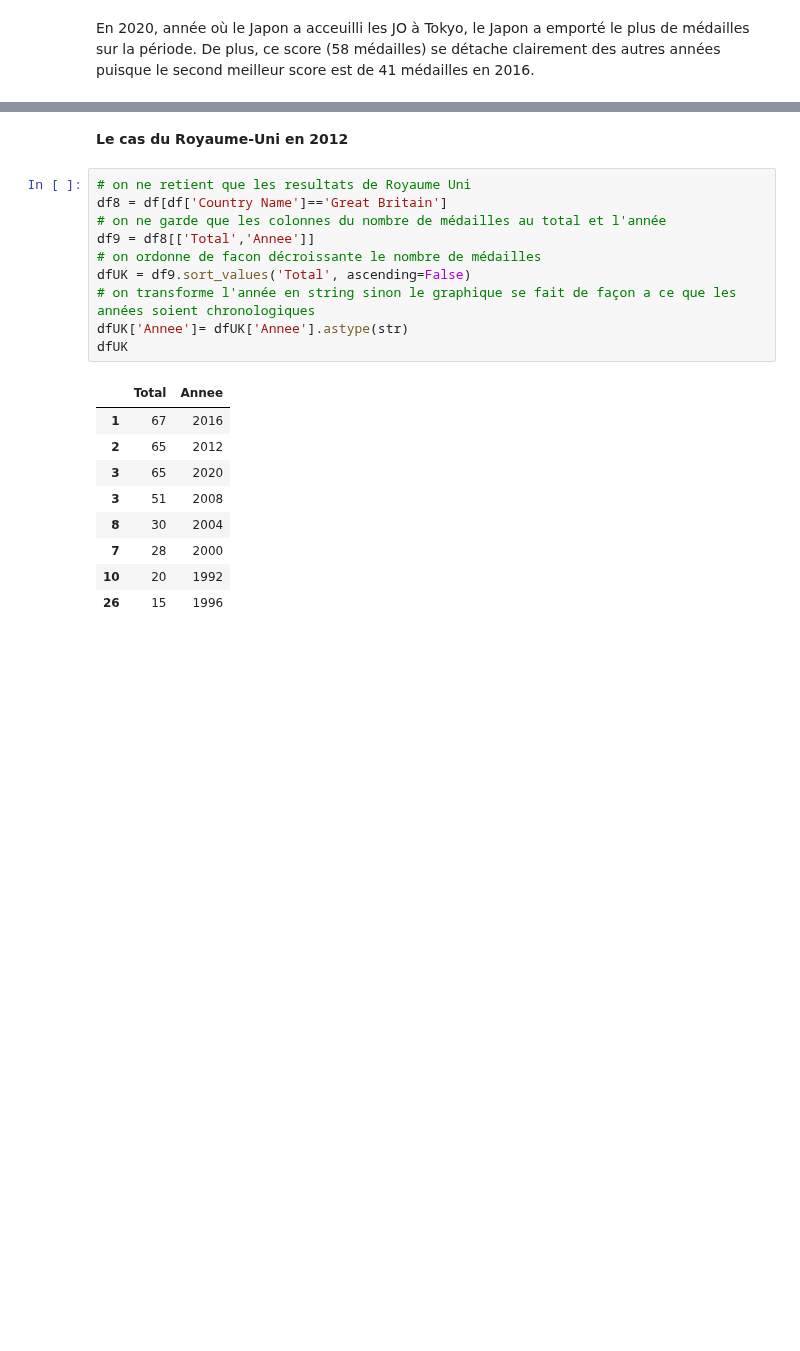
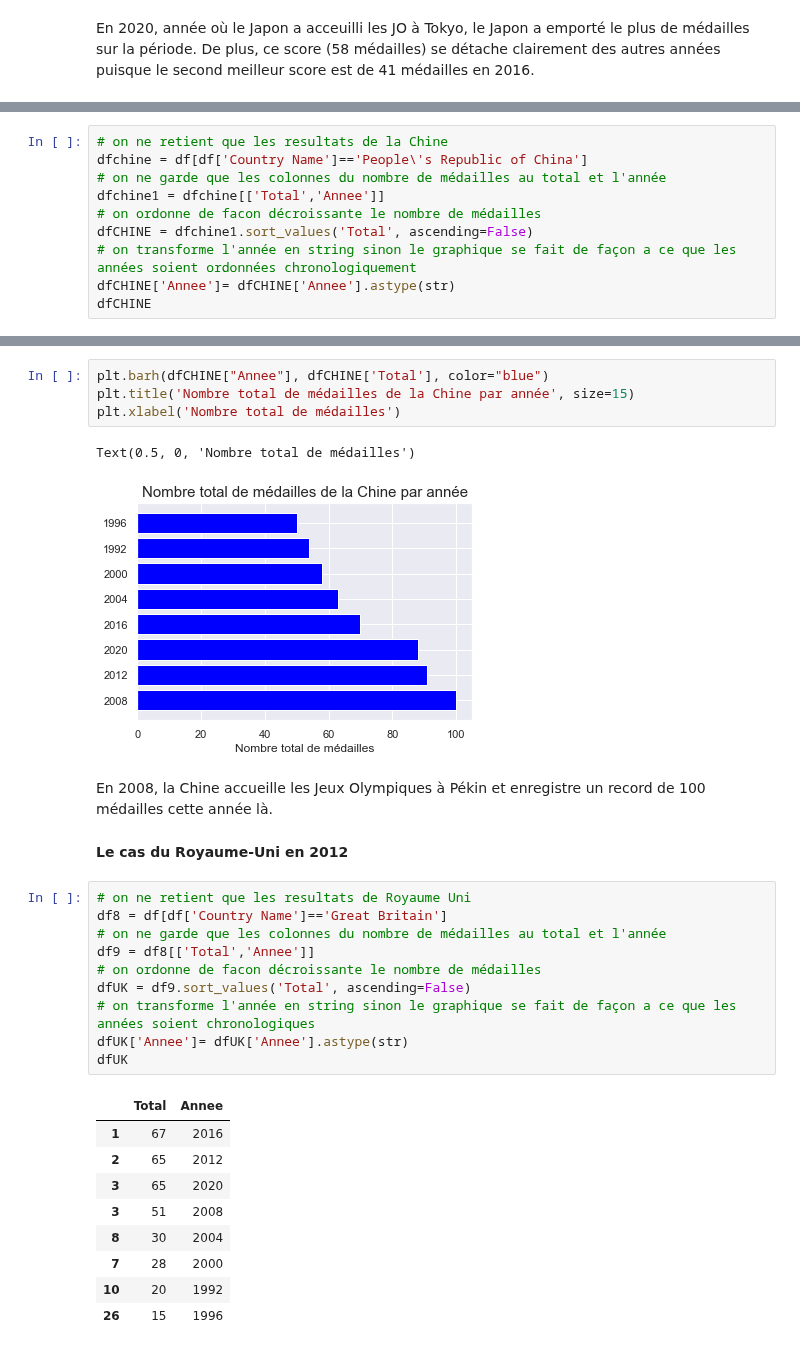
Before and after one commit to clemencebriodeau/Projet-python, a Jupyter notebook: Visualisation.ipynb, the cells around one changed output, grey strips where cells are left out. Drawn from its saved outputs; the diff is of its cells as text; blank space fills up the shorter version.

```diff
--- a/Visualisation.ipynb
+++ b/Visualisation.ipynb
@@ -322,0 +325,10 @@ En 2020, année où le Japon a acceuilli les JO à Tokyo, le Japon a emporté le
+# %%
+# on ne retient que les resultats de la Chine
+dfchine = df[df['Country Name']=='People\'s Republic of China']
+# on ne garde que les colonnes du nombre de médailles au total et l'année
+dfchine1 = dfchine[['Total','Annee']]
+# on ordonne de facon décroissante le nombre de médailles
+dfCHINE = dfchine1.sort_values('Total', ascending=False)
+# on transforme l'année en string sinon le graphique se fait de façon a ce que les années soient ordonnées chronologiquement
+dfCHINE['Annee']= dfCHINE['Annee'].astype(str)
+dfCHINE
@@ -323,3 +345,12 @@ En 2020, année où le Japon a acceuilli les JO à Tokyo, le Japon a emporté le
+# %%
+plt.barh(dfCHINE["Annee"], dfCHINE['Total'], color="blue")
+plt.title('Nombre total de médailles de la Chine par année', size=15)
+plt.xlabel('Nombre total de médailles')
+# %% [output]
+Text(0.5, 0, 'Nombre total de médailles')
+[figure, added]
+# %% [markdown]
+En 2008, la Chine accueille les Jeux Olympiques à Pékin et enregistre un record de 100 médailles cette année là.
 # %% [markdown]
 **Le cas du Royaume-Uni en 2012**
 # %%
```
Also changed, not shown: parts of 6 cells of this notebook.
